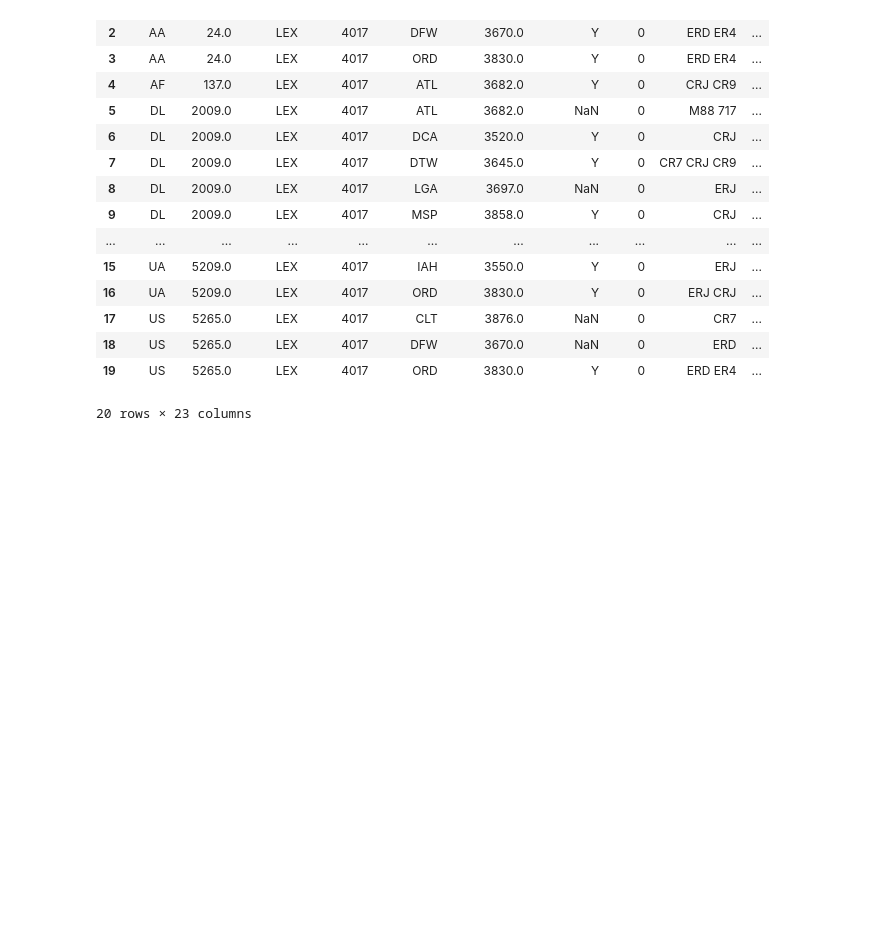
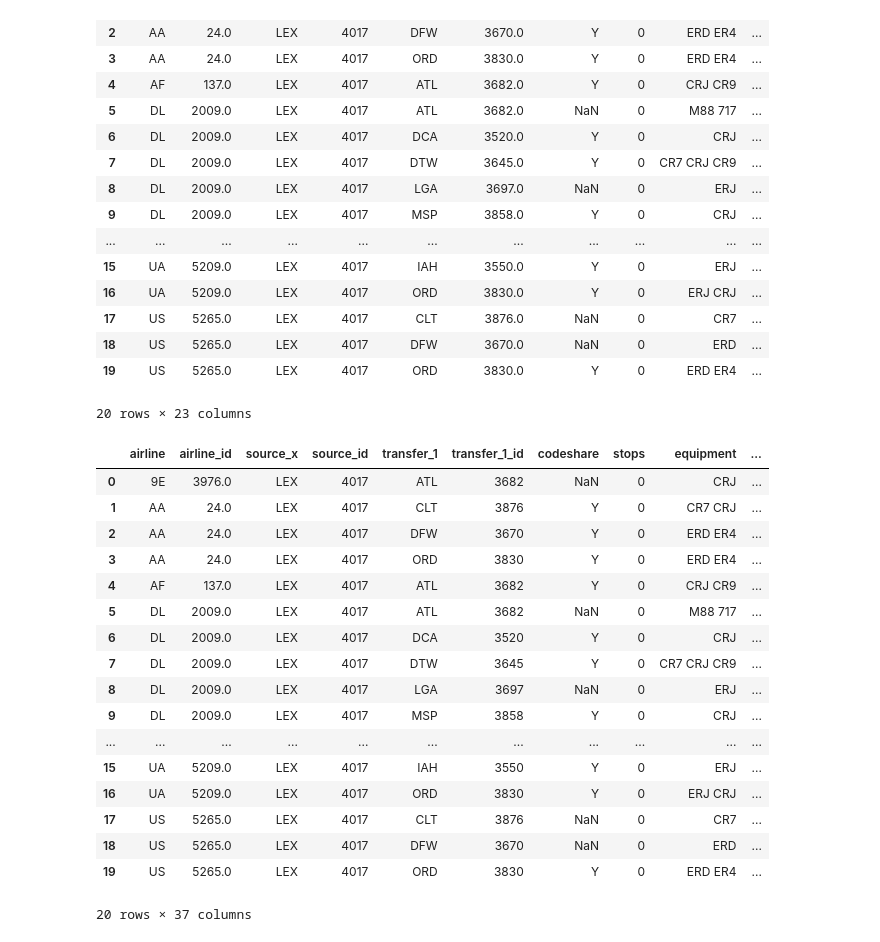
Before and after one commit to jawadmhoque/ce599, a Jupyter notebook: 09-Mapping/interactive-mapping.ipynb, the cells around one changed output. Saved outputs shown, nothing was run; the diff lists cells and outputs as text; code cells hidden in the pictures; blank space fills up the shorter version.

Commit message:
Modifying code to fit dataframe

```diff
--- a/09-Mapping/interactive-mapping.ipynb
+++ b/09-Mapping/interactive-mapping.ipynb
@@ -582,3 +582,31 @@ See the caveats in the documentation: http://pandas.pydata.org/pandas-docs/stabl
 | 18 | US | 5265.0 | LEX | 4017 | DFW | 3670.0 | NaN | 0 | ERD | ... |
 | 19 | US | 5265.0 | LEX | 4017 | ORD | 3830.0 | Y | 0 | ERD ER4 | ... |
 20 rows × 23 columns
+# %%
+# join the destination airports.  Here we need to use the suffixes option, because
+# the column names overlap, and we want to distinguish between source and dest
+lex_origin = pd.merge(lex_origin, airports,
+                      left_on='transfer_1_id',
+                      right_on='id',
+                      how='left',
+                      suffixes=['_source','_transfer'])
+lex_origin
+# %% [output]
+|  | airline | airline_id | source_x | source_id | transfer_1 | transfer_1_id | codeshare | stops | equipment | ... |
+| 0 | 9E | 3976.0 | LEX | 4017 | ATL | 3682 | NaN | 0 | CRJ | ... |
+| 1 | AA | 24.0 | LEX | 4017 | CLT | 3876 | Y | 0 | CR7 CRJ | ... |
+| 2 | AA | 24.0 | LEX | 4017 | DFW | 3670 | Y | 0 | ERD ER4 | ... |
+| 3 | AA | 24.0 | LEX | 4017 | ORD | 3830 | Y | 0 | ERD ER4 | ... |
+| 4 | AF | 137.0 | LEX | 4017 | ATL | 3682 | Y | 0 | CRJ CR9 | ... |
+| 5 | DL | 2009.0 | LEX | 4017 | ATL | 3682 | NaN | 0 | M88 717 | ... |
+| 6 | DL | 2009.0 | LEX | 4017 | DCA | 3520 | Y | 0 | CRJ | ... |
+| 7 | DL | 2009.0 | LEX | 4017 | DTW | 3645 | Y | 0 | CR7 CRJ CR9 | ... |
+| 8 | DL | 2009.0 | LEX | 4017 | LGA | 3697 | NaN | 0 | ERJ | ... |
+| 9 | DL | 2009.0 | LEX | 4017 | MSP | 3858 | Y | 0 | CRJ | ... |
+| ... | ... | ... | ... | ... | ... | ... | ... | ... | ... | ... |
+| 15 | UA | 5209.0 | LEX | 4017 | IAH | 3550 | Y | 0 | ERJ | ... |
+| 16 | UA | 5209.0 | LEX | 4017 | ORD | 3830 | Y | 0 | ERJ CRJ | ... |
+| 17 | US | 5265.0 | LEX | 4017 | CLT | 3876 | NaN | 0 | CR7 | ... |
+| 18 | US | 5265.0 | LEX | 4017 | DFW | 3670 | NaN | 0 | ERD | ... |
+| 19 | US | 5265.0 | LEX | 4017 | ORD | 3830 | Y | 0 | ERD ER4 | ... |
+20 rows × 37 columns
```
Also changed, not shown: parts of 5 cells of this notebook.
